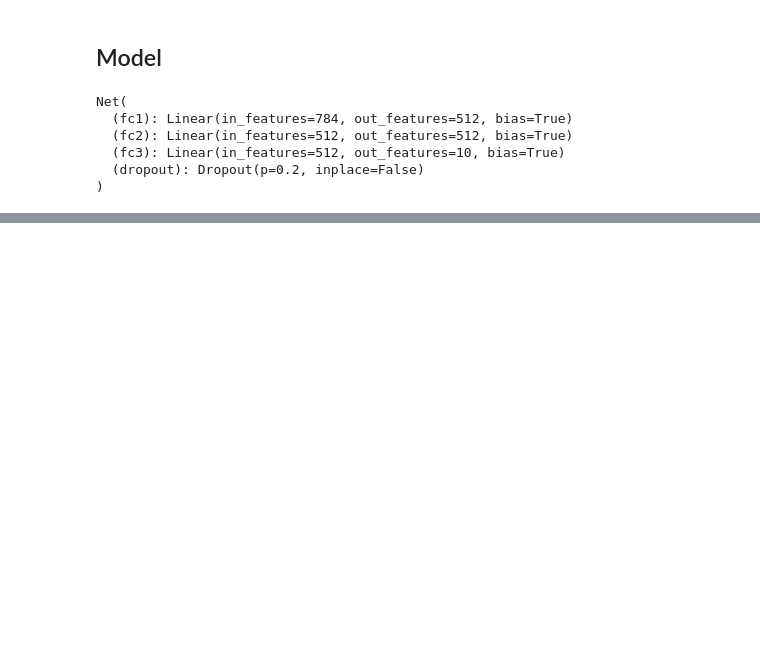
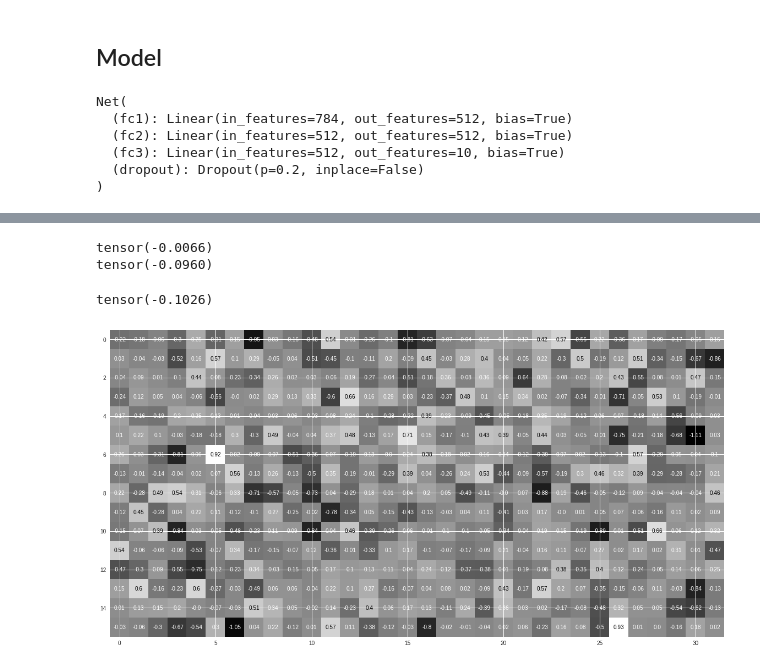
Before and after one commit to wlg1/analogous_neuron_circuit_expms, a Jupyter notebook: MNIST_1_vs_7.ipynb, the cells around one changed output, grey strips where cells are left out. Cells and saved outputs as stored; diff of their text form; code cells hidden in the pictures; blank space fills up the shorter version.

```diff
--- a/MNIST_1_vs_7.ipynb
+++ b/MNIST_1_vs_7.ipynb
@@ -283,0 +395,4 @@ Epoch: 12       Training Loss: 0.015784         Validation Loss: 0.006770
+# %%
+ones_activation_nameVal = {}
+for layer_name in layers:
+    ones_activation_nameVal[layer_name] = get_activations(one_images, layer_name)[layer_name]
@@ -283,0 +426,44 @@ Epoch: 12       Training Loss: 0.015784         Validation Loss: 0.006770
+# %%
+layer_name = 'fc1'
+print(ones_activation_nameVal[layer_name][0][511])
+print(ones_activation_nameVal[layer_name][1][511])
+ones_activation_nameVal[layer_name][0][511] + ones_activation_nameVal[layer_name][1][511]
+# %% [output]
+tensor(-0.0066)
+tensor(-0.0960)
+tensor(-0.1026)
+# %%
+layer_name = 'fc1'
+for img_ind in range(one_images.shape[0]):
+    if img_ind == 0:
+        sum_tensor = ones_activation_nameVal[layer_name][img_ind]
+    else:
+        sum_tensor = sum_tensor + ones_activation_nameVal[layer_name][img_ind]
+avg_tensor_ones = sum_tensor / one_images.shape[0]
+# %%
+layer_name = 'fc1'
+for img_ind in range(seven_images.shape[0]):
+    if img_ind == 0:
+        sum_tensor = sevens_activation_nameVal[layer_name][img_ind]
+    else:
+        sum_tensor = sum_tensor + sevens_activation_nameVal[layer_name][img_ind]
+avg_tensor_sevens = sum_tensor / seven_images.shape[0]
+# %%
+diffs = avg_tensor_ones - avg_tensor_sevens
+# %%
+img = diffs.numpy().reshape((16, 32))
+
+fig = plt.figure(figsize = (20,20))
+ax = fig.add_subplot(111)
+ax.imshow(img, cmap='gray')
+width, height = img.shape
+thresh = img.max()/2.5
+for x in range(width):
+    for y in range(height):
+        val = round(img[x][y],2) if img[x][y] !=0 else 0
+        ax.annotate(str(val), xy=(y,x),
+                    horizontalalignment='center',
+                    verticalalignment='center',
+                    color='white' if img[x][y]<thresh else 'black')
+# %% [output]
+[figure, added]
```
Also changed, not shown: parts of 85 cells of this notebook.
